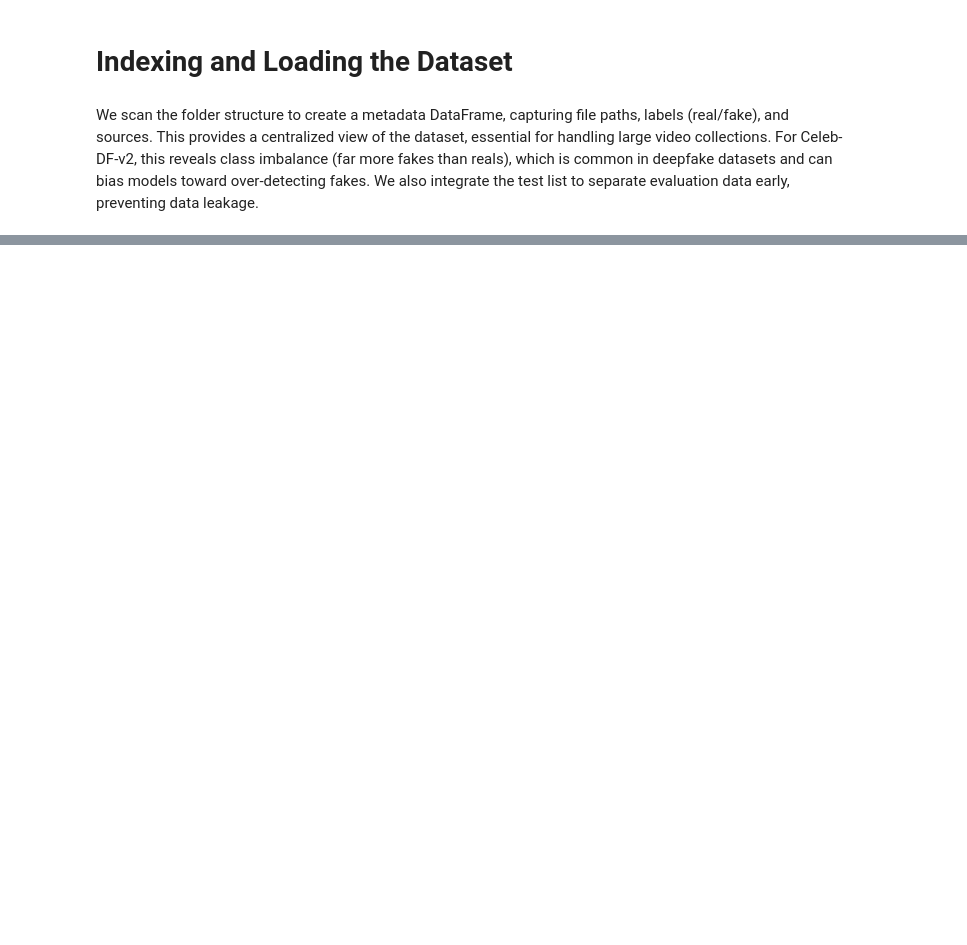
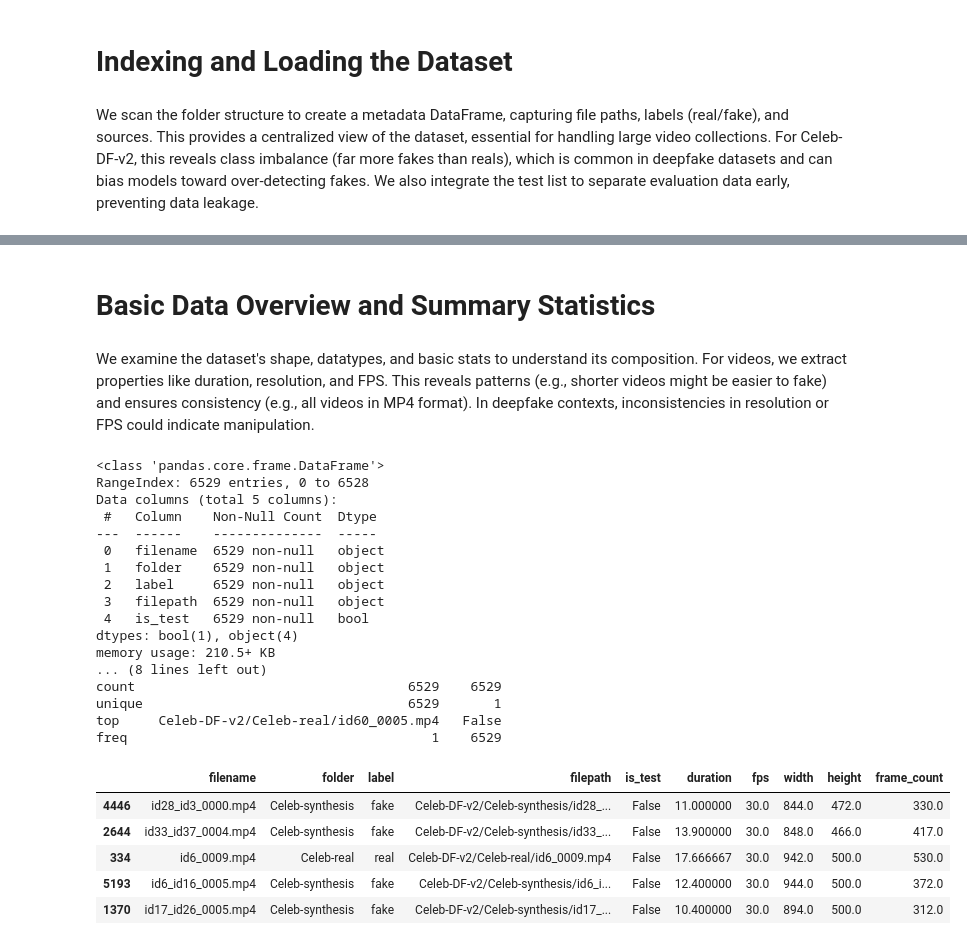
Before and after one commit to lukas0173/Deepfake-Detection, a Jupyter notebook: dataset/dataset-analysis.ipynb, the cells around one changed output, grey strips where cells are left out. Saved outputs shown, nothing was run; the diff lists cells and outputs as text; code cells hidden in the pictures; blank space fills up the shorter version.

```diff
--- a/dataset/dataset-analysis.ipynb
+++ b/dataset/dataset-analysis.ipynb
@@ -11,7 +11,7 @@ from sklearn.preprocessing import LabelEncoder
 # %% [markdown]
 We scan the folder structure to create a metadata DataFrame, capturing file paths, labels (real/fake), and sources. This provides a centralized view of the dataset, essential for handling large video collections. For Celeb-DF-v2, this reveals class imbalance (far more fakes than reals), which is common in deepfake datasets and can bias models toward over-detecting fakes. We also integrate the test list to separate evaluation data early, preventing data leakage.
 # %%
-base_path = 'dataset/Celeb-DF-v2'  # Replace with your actual path
+base_path = 'Celeb-DF-v2'  # Replace with your actual path
 
 # Define folders and labels
 folders = {
@@ -52,7 +52,6 @@ else:
 
 # Save metadata for reuse
 metadata.to_csv('celeb_df_metadata.csv', index=False)
-print(metadata.head())
 print(f"Total videos: {len(metadata)}")
-len(metadata[metadata['is_test'] == False])
+metadata.head()
 # %% [output]
@@ -73,0 +91,51 @@ Total videos: 6529
+# %% [markdown]
+# Basic Data Overview and Summary Statistics
+# %% [markdown]
+We examine the dataset's shape, datatypes, and basic stats to understand its composition. For videos, we extract properties like duration, resolution, and FPS. This reveals patterns (e.g., shorter videos might be easier to fake) and ensures consistency (e.g., all videos in MP4 format). In deepfake contexts, inconsistencies in resolution or FPS could indicate manipulation.
+# %%
+# Basic info
+print(metadata.info())  # Datatypes and null counts
+print(metadata.describe(include='all'))  # Summary stats
+
+# Function to extract video properties
+def extract_video_props(filepath):
+    cap = cv2.VideoCapture(filepath)
+    if not cap.isOpened():
+        return pd.Series({'duration': np.nan, 'fps': np.nan, 'width': np.nan, 'height': np.nan, 'frame_count': np.nan})
+    fps = cap.get(cv2.CAP_PROP_FPS)
+    frame_count = int(cap.get(cv2.CAP_PROP_FRAME_COUNT))
+    duration = frame_count / fps if fps > 0 else np.nan
+    width = cap.get(cv2.CAP_PROP_FRAME_WIDTH)
+    height = cap.get(cv2.CAP_PROP_FRAME_HEIGHT)
+    cap.release()
+    return pd.Series({'duration': duration, 'fps': fps, 'width': width, 'height': height, 'frame_count': frame_count})
+
+# Extract for a random sample (e.g., 100 videos)
+sample_size = 100
+sample = metadata.sample(100, random_state=42)
+sample[['duration', 'fps', 'width', 'height', 'frame_count']] = sample['filepath'].apply(extract_video_props)
+sample.head()
+# %% [output]
+<class 'pandas.core.frame.DataFrame'>
+RangeIndex: 6529 entries, 0 to 6528
+Data columns (total 5 columns):
+ #   Column    Non-Null Count  Dtype
+---  ------    --------------  -----
+ 0   filename  6529 non-null   object
+ 1   folder    6529 non-null   object
+ 2   label     6529 non-null   object
+ 3   filepath  6529 non-null   object
+ 4   is_test   6529 non-null   bool
+dtypes: bool(1), object(4)
+memory usage: 210.5+ KB
+... (8 lines left out)
+count                                   6529    6529
+unique                                  6529       1
+top     Celeb-DF-v2/Celeb-real/id60_0005.mp4   False
+freq                                       1    6529
+|  | filename | folder | label | filepath | is_test | duration | fps | width | height | frame_count |
+| 4446 | id28_id3_0000.mp4 | Celeb-synthesis | fake | Celeb-DF-v2/Celeb-synthesis/id28_... | False | 11.000000 | 30.0 | 844.0 | 472.0 | 330.0 |
+| 2644 | id33_id37_0004.mp4 | Celeb-synthesis | fake | Celeb-DF-v2/Celeb-synthesis/id33_... | False | 13.900000 | 30.0 | 848.0 | 466.0 | 417.0 |
+| 334 | id6_0009.mp4 | Celeb-real | real | Celeb-DF-v2/Celeb-real/id6_0009.mp4 | False | 17.666667 | 30.0 | 942.0 | 500.0 | 530.0 |
+| 5193 | id6_id16_0005.mp4 | Celeb-synthesis | fake | Celeb-DF-v2/Celeb-synthesis/id6_i... | False | 12.400000 | 30.0 | 944.0 | 500.0 | 372.0 |
+| 1370 | id17_id26_0005.mp4 | Celeb-synthesis | fake | Celeb-DF-v2/Celeb-synthesis/id17_... | False | 10.400000 | 30.0 | 894.0 | 500.0 | 312.0 |
```
Also changed, not shown: parts of 6 cells of this notebook, 1 other file.
